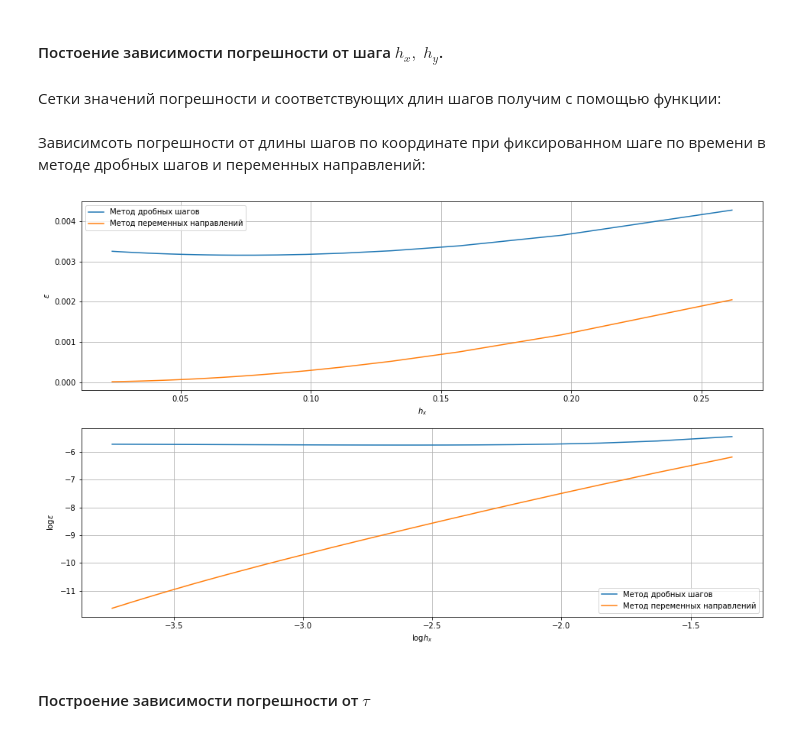
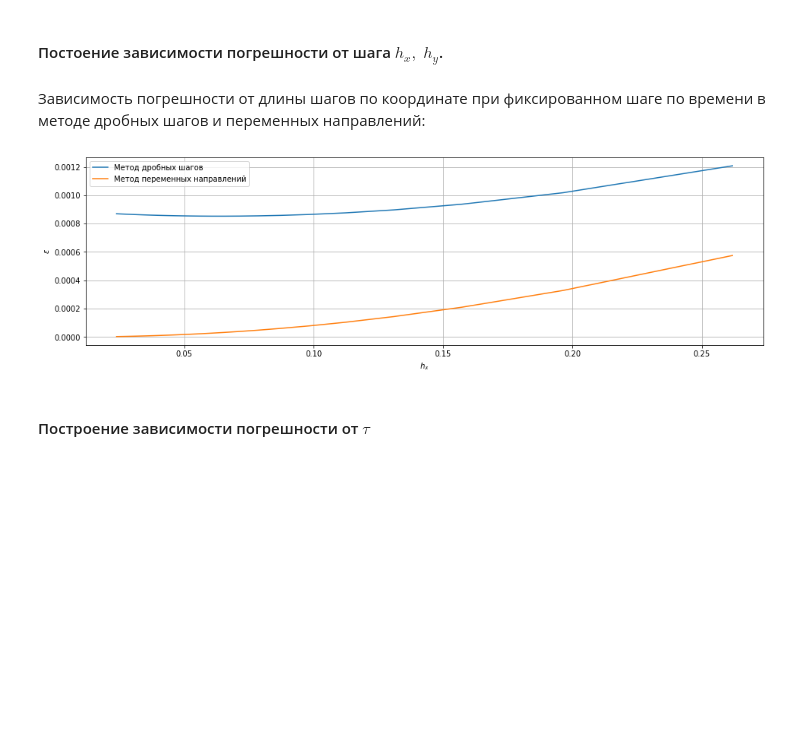
Before and after one commit to pagamov/7sem, a Jupyter notebook: Численные методы/8lab/8lab V2.ipynb, the cells around one changed output. Cells and saved outputs as stored; diff of their text form; code cells hidden in the pictures; blank space fills up the shorter version.

```diff
--- a/Численные методы/8lab/8lab V2.ipynb
+++ b/Численные методы/8lab/8lab V2.ipynb
@@ -118,10 +103,8 @@ class Schema:
         self.rho0 = lambda x,y,a: math.cos(2*x) * math.cosh(y)
         self.T = T
 
-        self.lx0 = 0
-        self.lx1 = math.pi/4
-        self.ly0 = 0
-        self.ly1 = math.log(2)
+        self.lx0, self.lx1 = 0, math.pi/4
+        self.ly0, self.ly1 = 0, math.log(2)
 
         self.tau = None
         self.hx = None
@@ -140,19 +123,15 @@ class Schema:
 
 
     def set_l0_l1(self, lx0, lx1, ly0, ly1):
-        self.lx0 = lx0
-        self.lx1 = lx1
-        self.ly0 = ly0
-        self.ly1 = ly1
+        self.lx0, self.lx1 = lx0, lx1
+        self.ly0, self.ly1 = ly0, ly1
 
     def set_T(self, T):
         self.T = T
 
     def compute_h(self):
-        self.hx = (self.lx1 - self.lx0) / (self.Nx - 1)
-        self.hy = (self.ly1 - self.ly0) / (self.Ny - 1)
-        self.hx2 = self.hx * self.hx
-        self.hy2 = self.hy * self.hy
+        self.hx, self.hy = (self.lx1 - self.lx0) / (self.Nx - 1), (self.ly1 - self.ly0) / (self.Ny - 1)
+        self.hx2, self.hy2 = self.hx**2, self.hy**2
 
     def compute_tau(self):
         self.tau = self.T / (self.K - 1)
@@ -478,8 +451,6 @@ first = Schema(T = 1, order2nd = False) #метод дробных шагов
 second = Schema(T = 1, order2nd = True) #метод переменных направлений
 # %% [markdown]
 #### Постоение зависимости погрешности от шага $h_x, \; h_y$.
-# %% [markdown]
-Сетки значений погрешности и соответствующих длин шагов получим с помощью функции:
 # %%
 def get_graphic_h(solver, time = 0, tsteps = 400):
     h = []
@@ -490,37 +461,29 @@ def get_graphic_h(solver, time = 0, tsteps = 400):
         e.append(epsilon(x, y, t[time], z[time]))
     return h, e
 # %% [markdown]
-Зависимсоть погрешности от длины шагов по координате при фиксированном шаге по времени в методе дробных шагов и переменных направлений:
+Зависимoсть погрешности от длины шагов по координате при фиксированном шаге по времени в методе дробных шагов и переменных направлений:
 # %%
 TSTEPS = 300
 time = random.randint(0, TSTEPS - 1)
 
 plt.figure(figsize = (16, 10))
 
 plt.title("Зависимость погрешности от длины шага при t = " + str(time / TSTEPS))
 
 plt.subplot(2, 1, 1)
 
 h1, e1 = get_graphic_h(first, time, TSTEPS)
 h2, e2 = get_graphic_h(second, time, TSTEPS)
 
 plt.plot(h1, e1, label="Метод дробных шагов")
 plt.plot(h2, e2, label="Метод переменных направлений")
 
 plt.xlabel("$h_x$")
 plt.ylabel("$\epsilon$")
 plt.legend()
 plt.grid()
-
-plt.subplot(2, 1, 2)
-plt.plot(list(map(math.log, h1)), list(map(math.log, e1)), label="Метод дробных шагов")
-plt.plot(list(map(math.log, h2)), list(map(math.log, e2)), label="Метод переменных направлений")
-plt.xlabel("$\log{h_x}$")
-plt.ylabel("$\log{\epsilon}$")
-plt.legend()
-plt.grid()
 # %% [output]
-[figure, old version]
+[figure, new version]
 # %% [markdown]
 #### Построение зависимости погрешности от $\tau$
 # %% [markdown]
```
Also changed, not shown: parts of 13 cells of this notebook, 2 other files.
